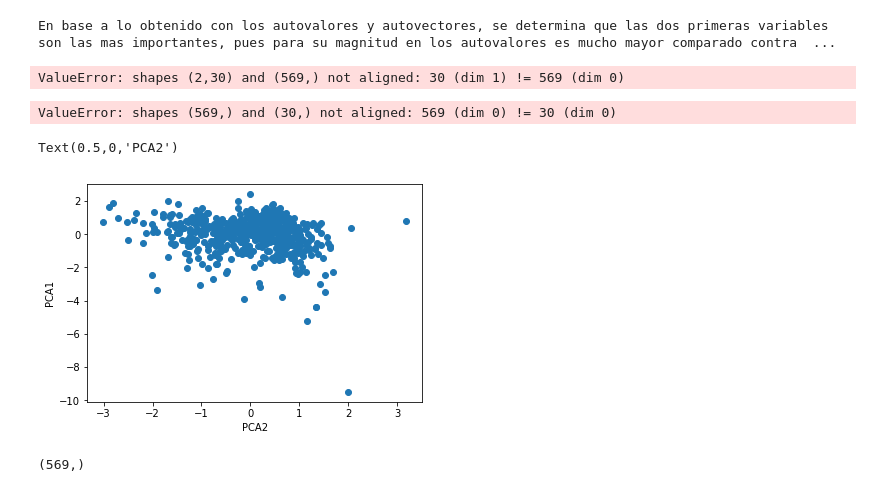
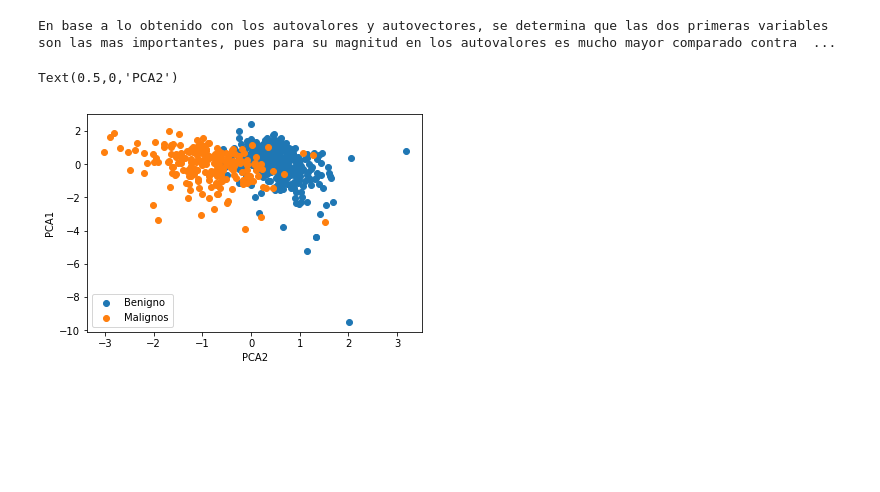
Before and after one commit to JADC362/MetodoTarea3, a Jupyter notebook: PCR.ipynb, the cells around one changed output. Cells and saved outputs as stored; diff of their text form; code cells hidden in the pictures; blank space fills up the shorter version.

```diff
--- a/PCR.ipynb
+++ b/PCR.ipynb
@@ -104,22 +89,17 @@ print("En base a lo obtenido con los autovalores y autovectores, se determina qu
 En base a lo obtenido con los autovalores y autovectores, se determina que las dos primeras variables son las mas importantes, pues para su magnitud en los autovalores es mucho mayor comparado contra  ...
 # %%
 #Producto punto de PC1 y PC2
-PCA1,PCA2=np.dot([autoVectores[0],autoVectores[1]],vectorDiagnosis)
+#Datos Benigno
+PCA1B,PCA2B=np.dot([autoVectores[0],autoVectores[1]],np.transpose(matrizDatosPruebas[vectorDiagnosis==0]))
+#Datos Maligno
+PCA1M,PCA2M=np.dot([autoVectores[0],autoVectores[1]],np.transpose(matrizDatosPruebas[vectorDiagnosis==1]))
-# %% [output]
-ValueError: shapes (2,30) and (569,) not aligned: 30 (dim 1) != 569 (dim 0)
-# %%
-PC1=np.dot(vectorDiagnosis,autoVectores[0])
-# %% [output]
-ValueError: shapes (569,) and (30,) not aligned: 569 (dim 0) != 30 (dim 0)
 # %%
 plt.figure()
-plt.scatter(PCA2,PCA1)
+plt.scatter(PCA2B,PCA1B,label="Benigno")
+plt.scatter(PCA2M,PCA1M,label="Malignos")
+plt.legend()
 plt.ylabel("PCA1")
 plt.xlabel("PCA2")
 # %% [output]
 Text(0.5,0,'PCA2')
-[figure, old version]
+[figure, new version]
-# %%
-vectorDiagnosis.shape
-# %% [output]
-(569,)
```
Also changed, not shown: parts of 1 cell of this notebook.
